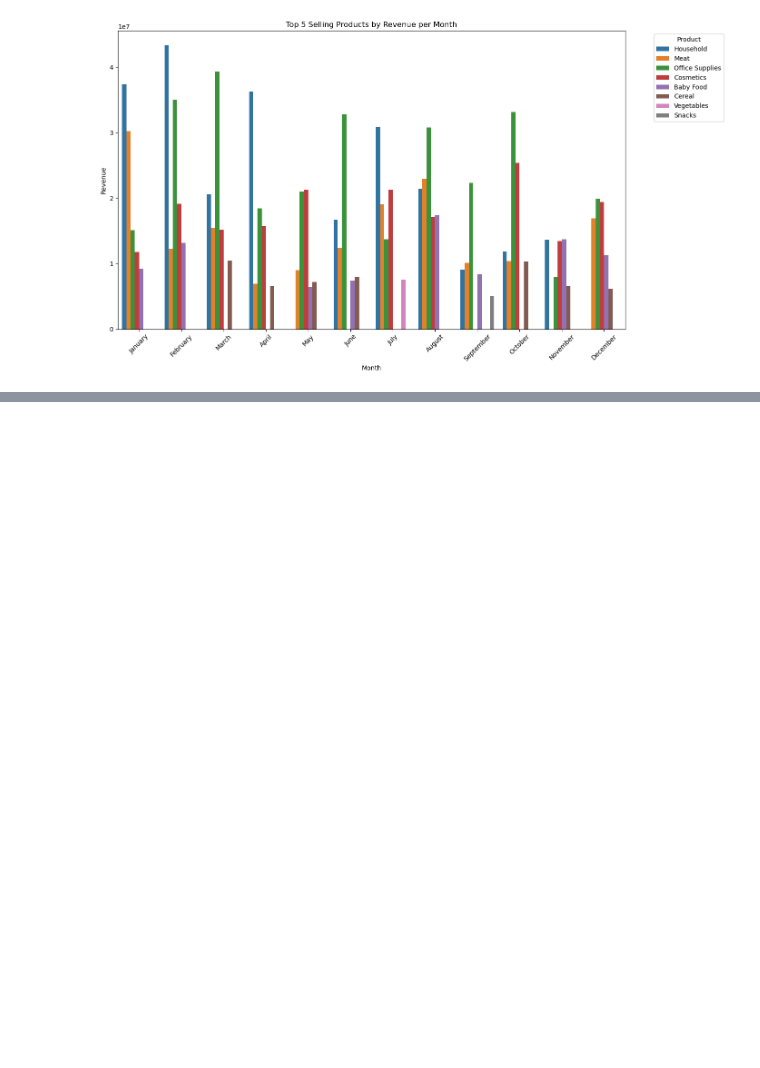
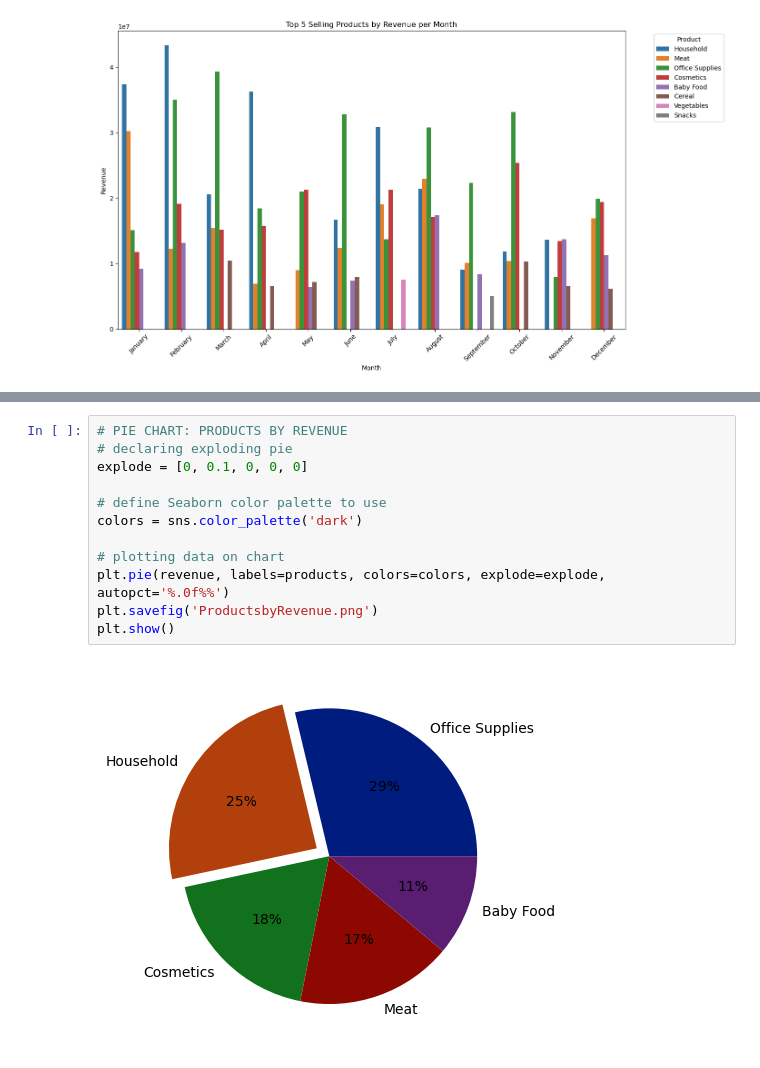
Before and after one commit to Kumarav04/AI-Consulting, a Jupyter notebook: revenue/RevenueOptimizationVisualization.ipynb, the cells around one changed output, grey strips where cells are left out. Cells and saved outputs as stored; diff of their text form; blank space fills up the shorter version.

```diff
--- a/revenue/RevenueOptimizationVisualization.ipynb
+++ b/revenue/RevenueOptimizationVisualization.ipynb
@@ -142,0 +181,14 @@ plt.show()
+# %%
+# PIE CHART: PRODUCTS BY REVENUE
+# declaring exploding pie
+explode = [0, 0.1, 0, 0, 0]
+
+# define Seaborn color palette to use
+colors = sns.color_palette('dark')
+
+# plotting data on chart
+plt.pie(revenue, labels=products, colors=colors, explode=explode, autopct='%.0f%%')
+plt.savefig('ProductsbyRevenue.png')
+plt.show()
+# %% [output]
+[figure, added]
```
Also changed, not shown: parts of 5 cells of this notebook.
